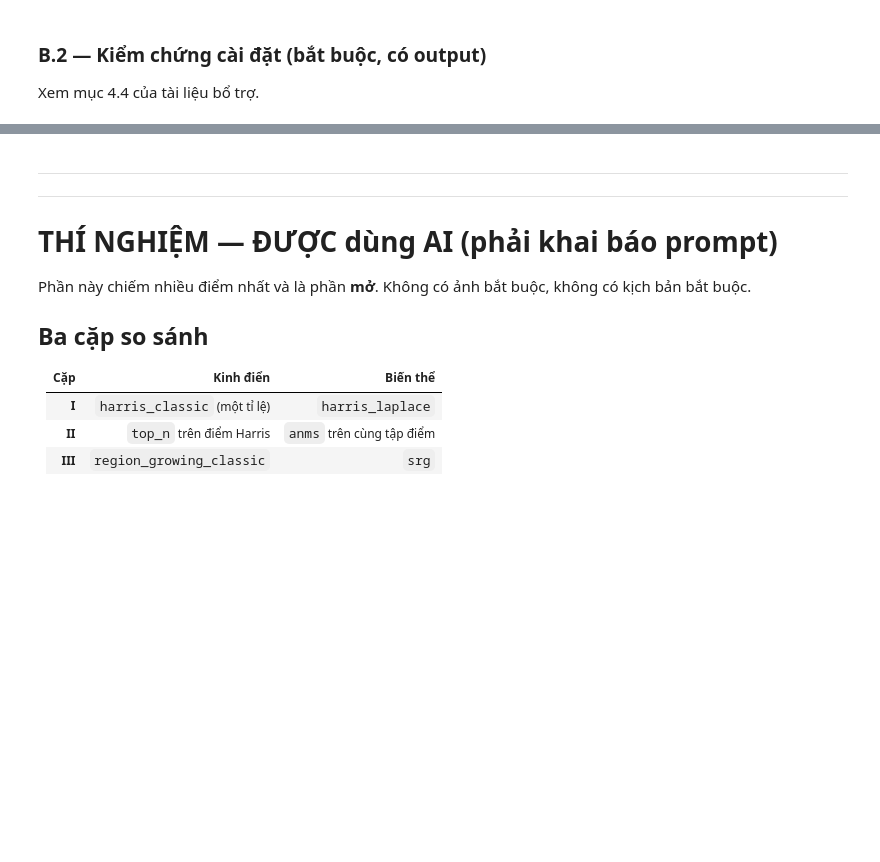
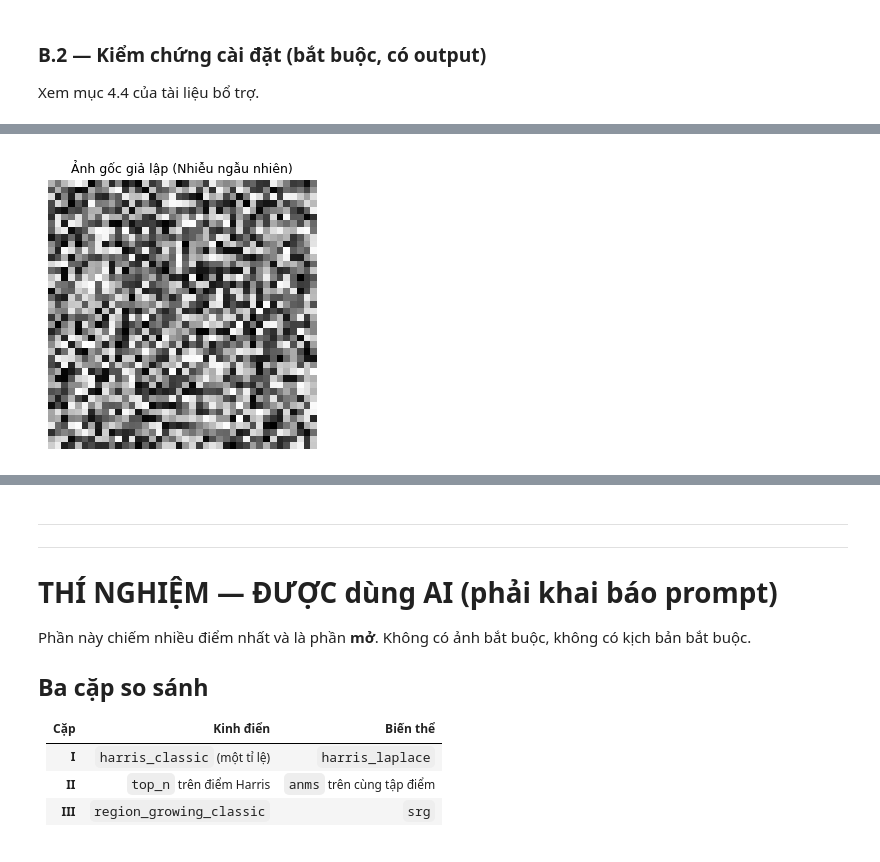
Before and after one commit to lequangmy5522/XLA-TGMT, a Jupyter notebook: bt2_khung.ipynb, the cells around one changed output, grey strips where cells are left out. Saved outputs shown, nothing was run; the diff lists cells and outputs as text; code cells hidden in the pictures; blank space fills up the shorter version.

```diff
--- a/bt2_khung.ipynb
+++ b/bt2_khung.ipynb
@@ -693,0 +687,8 @@ Kiểm chứng 1: Thành công. Mọi pixel đều đã được gán nhãn (lab
+# %%
+# Ảnh giả lập và hạt giống
+img_test = np.random.rand(40, 40) * 50  # Ảnh nhiễu ngẫu nhiên
+seeds_test = [(10, 10), (30, 30)]
+
+show_grid([img_test], titles=["Ảnh gốc giả lập (Nhiễu ngẫu nhiên)"], cmap="gray")
+# %% [output]
+[figure, added]
```
Also changed, not shown: parts of 8 cells of this notebook.
